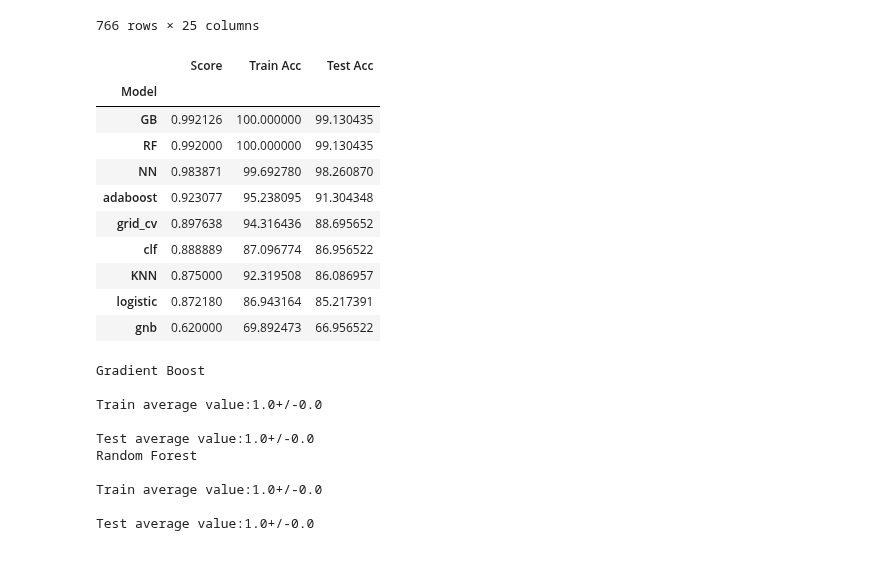
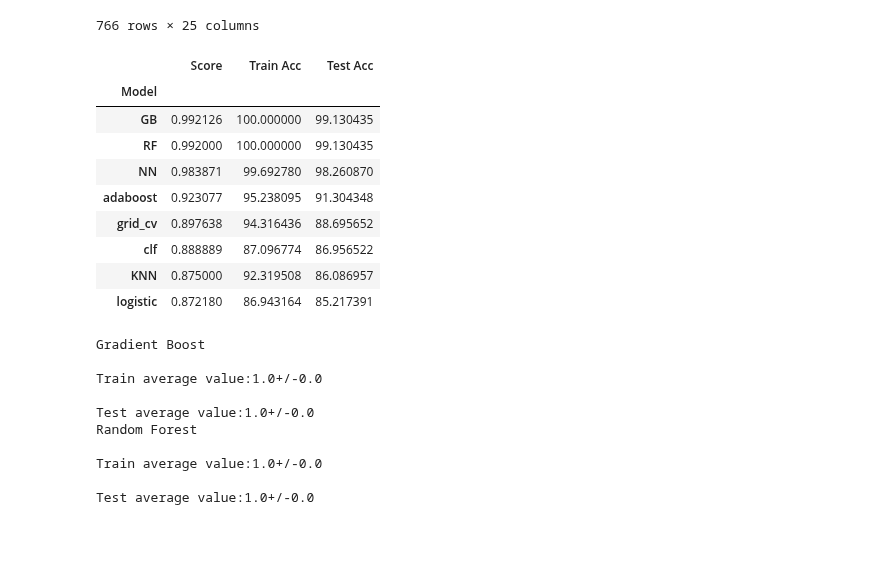
Before and after one commit to henrymmarques/MLProject, a Jupyter notebook: Group03 - ML Project.ipynb, the cells around one changed output. Saved outputs shown, nothing was run; the diff lists cells and outputs as text; code cells hidden in the pictures.

```diff
--- a/Group03 - ML Project.ipynb
+++ b/Group03 - ML Project.ipynb
@@ -676,7 +676,7 @@ from sklearn.impute import KNNImputer
 from sklearn.neighbors import KNeighborsClassifier
 from sklearn import metrics
 
-NN = MLPClassifier(solver = 'sgd', random_state = 20, learning_rate_init = 0.60, hidden_layer_sizes=100)
+NN = MLPClassifier(solver = 'sgd', random_state = 20, learning_rate_init = 0.6, hidden_layer_sizes=100)
 NN.fit(X_train, y_train)
 # NN_score = NN.score(X_test,y_test)
 NN_score= metrics.f1_score(y_test,NN.predict(X_test))
@@ -723,33 +723,32 @@ def train_test_accuracy(model):
 def f1_score(model):
       return metrics.f1_score(y_test,model.predict(X_test))
 # %%
-models=[NN, KNN, RF, GB, clf, gnb, logistic, adaboost, grid_cv]
-models_names=['NN', 'KNN', 'RF', 'GB', 'clf', 'gnb', 'logistic', 'adaboost', 'grid_cv']
+models=[NN, KNN, RF, GB, clf, logistic, adaboost, grid_cv]
+models_names=['NN', 'KNN', 'RF', 'GB', 'clf', 'logistic', 'adaboost', 'grid_cv']
 models_acc=list(map(train_test_accuracy, models))
 result_tuple = list(map(list, zip(*models_acc)))
 train_acc, test_acc = result_tuple
 
 results = pd.DataFrame({
     'Model': models_names,
     'Score': list(map(f1_score, models)),
     'Train Acc': train_acc,
     'Test Acc': test_acc
     })
 result_df = results.sort_values(by='Score', ascending=False)
 result_df = result_df.set_index('Model')
 result_df
 # %% [output]
 |  | Score | Train Acc | Test Acc |
 | Model |  |  |  |
 | GB | 0.992126 | 100.000000 | 99.130435 |
 | RF | 0.992000 | 100.000000 | 99.130435 |
 | NN | 0.983871 | 99.692780 | 98.260870 |
 | adaboost | 0.923077 | 95.238095 | 91.304348 |
 | grid_cv | 0.897638 | 94.316436 | 88.695652 |
 | clf | 0.888889 | 87.096774 | 86.956522 |
 | KNN | 0.875000 | 92.319508 | 86.086957 |
 | logistic | 0.872180 | 86.943164 | 85.217391 |
-| gnb | 0.620000 | 69.892473 | 66.956522 |
 # %%
 def avg_score_LR(split_method,X,y,model):
     score_train = []
```
Also changed, not shown: parts of 2 cells of this notebook, 1 other file.
